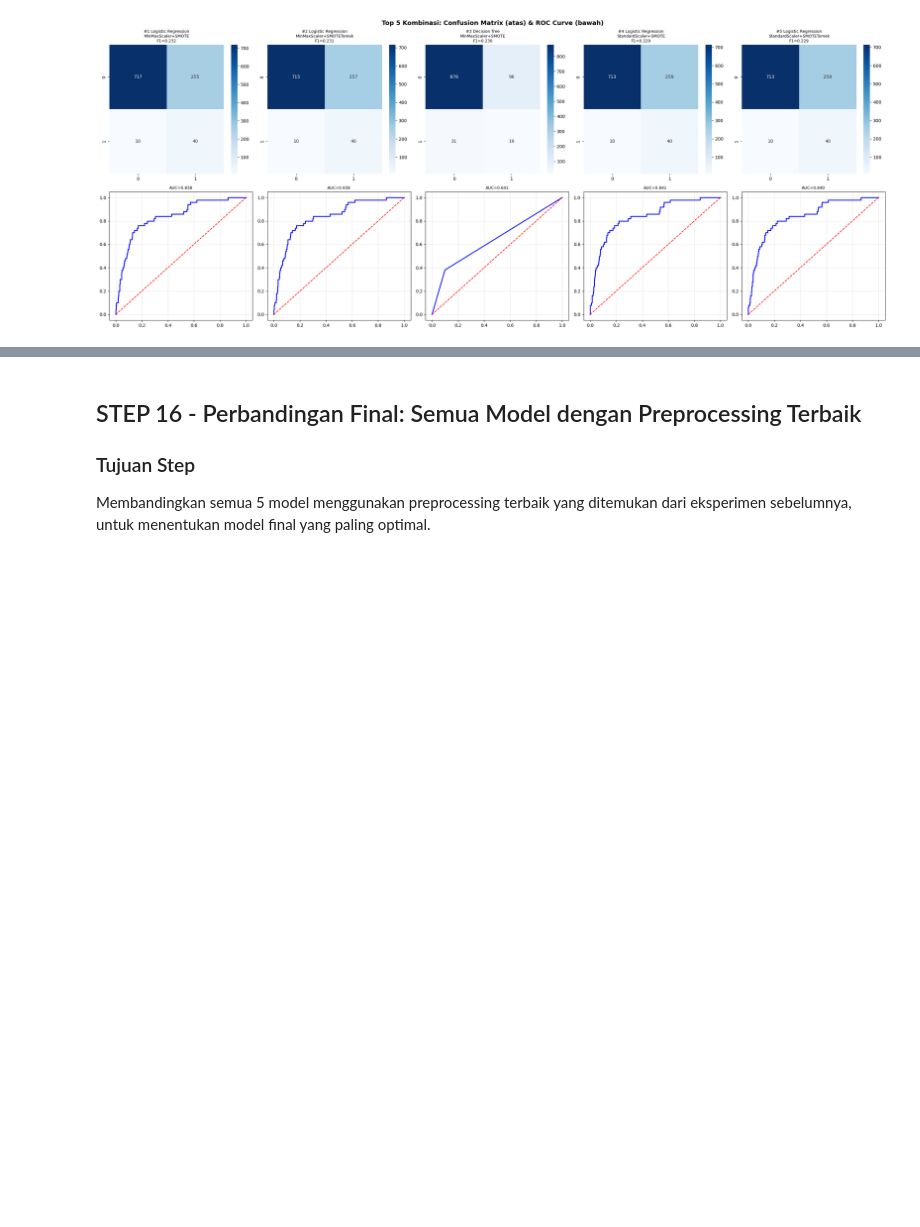
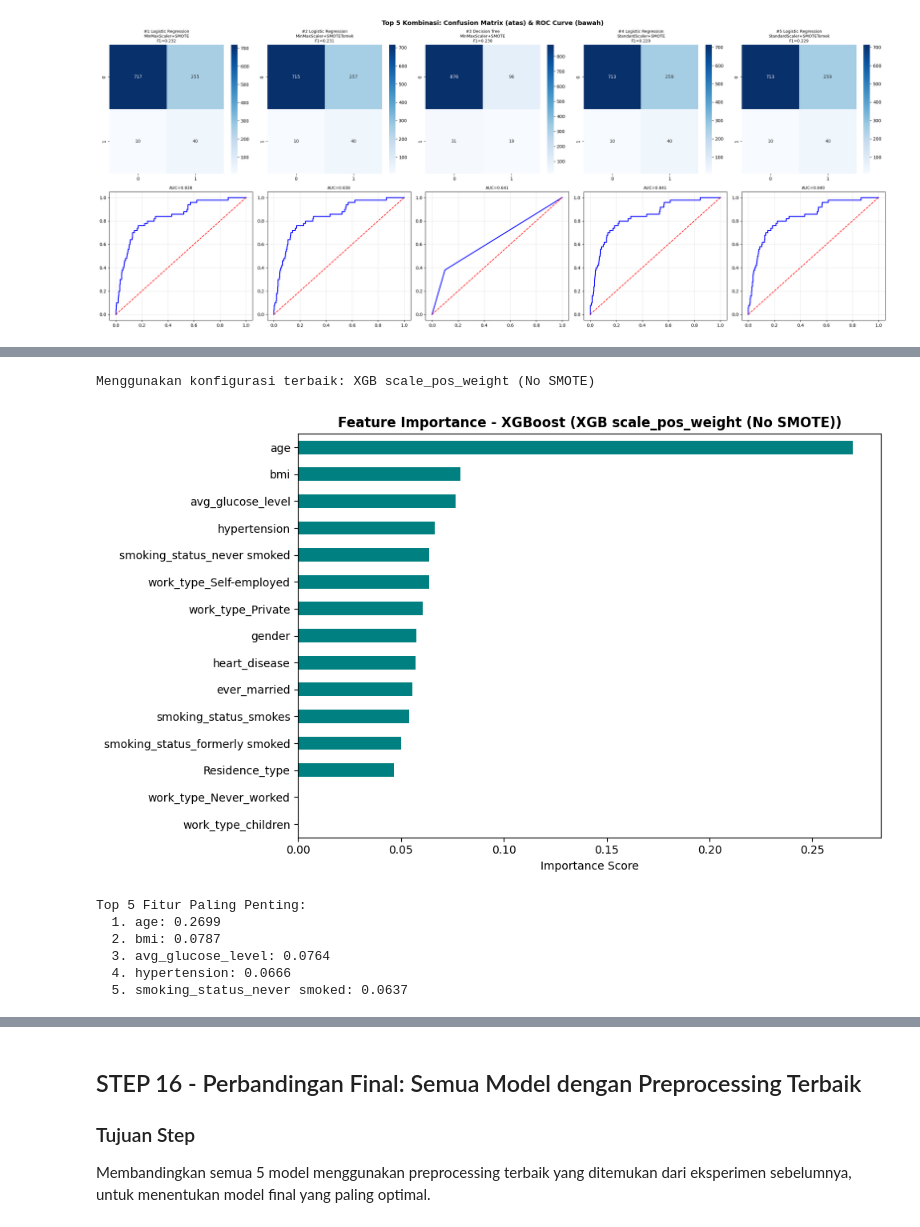
Before and after one commit to hoesnial/aplikasiMachLearn, a Jupyter notebook: Pembangunan_Model_Preprocessing.ipynb, the cells around one changed output, grey strips where cells are left out. Saved outputs shown, nothing was run; the diff lists cells and outputs as text; code cells hidden in the pictures; blank space fills up the shorter version.

```diff
--- a/Pembangunan_Model_Preprocessing.ipynb
+++ b/Pembangunan_Model_Preprocessing.ipynb
@@ -1107,38 +1064,38 @@ print(f"   Lebih baik 'salah alarm' (False Positive) daripada melewatkan pasien
 # %%
-# Feature Importance dari Random Forest terbaik
-best_rf_config = rf_df.iloc[0]['Config']
-print(f"\nMenggunakan konfigurasi RF terbaik: {best_rf_config}")
+# Feature Importance dari XGBoost terbaik
+best_xgb_config = xgb_df.iloc[0]['Config']
+print(f"\nMenggunakan konfigurasi terbaik: {best_xgb_config}")
 
-# Retrain Random Forest terbaik untuk feature importance
-best_rf = rf_configs[best_rf_config]['model']
-if rf_configs[best_rf_config]['use_smote'] == True:
+# Retrain XGBoost terbaik untuk feature importance
+best_xgb = xgb_configs[best_xgb_config]['model']
+if xgb_configs[best_xgb_config]['use_smote'] == True:
     X_tr_fi, y_tr_fi = smote.fit_resample(X_train_robust, y_train)
-elif rf_configs[best_rf_config]['use_smote'] == 'smotetomek':
+elif xgb_configs[best_xgb_config]['use_smote'] == 'smotetomek':
     X_tr_fi, y_tr_fi = smotetomek.fit_resample(X_train_robust, y_train)
 else:
     X_tr_fi, y_tr_fi = X_train_robust, y_train
 
-best_rf.fit(X_tr_fi, y_tr_fi)
+best_xgb.fit(X_tr_fi, y_tr_fi)
 
 # Plot Feature Importance
 fig, ax = plt.subplots(figsize=(10, 6))
-feature_imp = pd.Series(best_rf.feature_importances_, index=X.columns).sort_values(ascending=True)
-feature_imp.plot(kind='barh', ax=ax, color='forestgreen')
-ax.set_title(f'Feature Importance - Random Forest ({best_rf_config})', fontweight='bold')
+feature_imp = pd.Series(best_xgb.feature_importances_, index=X.columns).sort_values(ascending=True)
+feature_imp.plot(kind='barh', ax=ax, color='teal')
+ax.set_title(f'Feature Importance - XGBoost ({best_xgb_config})', fontweight='bold')
 ax.set_xlabel('Importance Score')
 plt.tight_layout()
 plt.show()
 
-print("\nTop 5 Fitur Paling Penting (Random Forest):")
+print("\nTop 5 Fitur Paling Penting:")
 for i, (feat, imp) in enumerate(feature_imp.sort_values(ascending=False).head(5).items(), 1):
     print(f"  {i}. {feat}: {imp:.4f}")
-
-print("\n" + "=" * 60)
-print("INTERPRETASI FEATURE IMPORTANCE")
-print("=" * 60)
-print("\n  Fitur 'age' dan 'avg_glucose_level' mendominasi prediksi stroke.")
-print("  Ini sesuai dengan pengetahuan medis bahwa:")
-print("  - Risiko stroke meningkat signifikan seiring bertambahnya usia")
-print("  - Kadar glukosa tinggi (diabetes) adalah faktor risiko utama stroke")
-print("  - BMI juga berkontribusi karena obesitas meningkatkan risiko kardiovaskular")
+# %% [output]
+Menggunakan konfigurasi terbaik: XGB scale_pos_weight (No SMOTE)
+[figure, added]
+Top 5 Fitur Paling Penting:
+  1. age: 0.2699
+  2. bmi: 0.0787
+  3. avg_glucose_level: 0.0764
+  4. hypertension: 0.0666
+  5. smoking_status_never smoked: 0.0637
 # %% [markdown]
```
Also changed, not shown: parts of 7 cells of this notebook, 10 other files.
